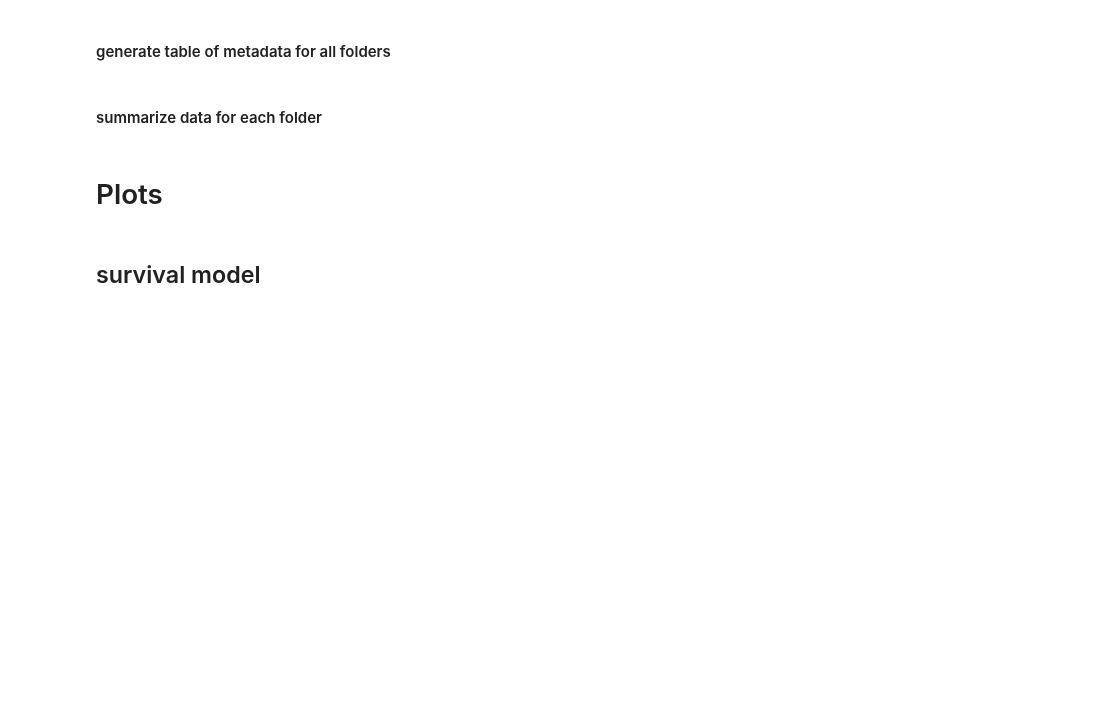
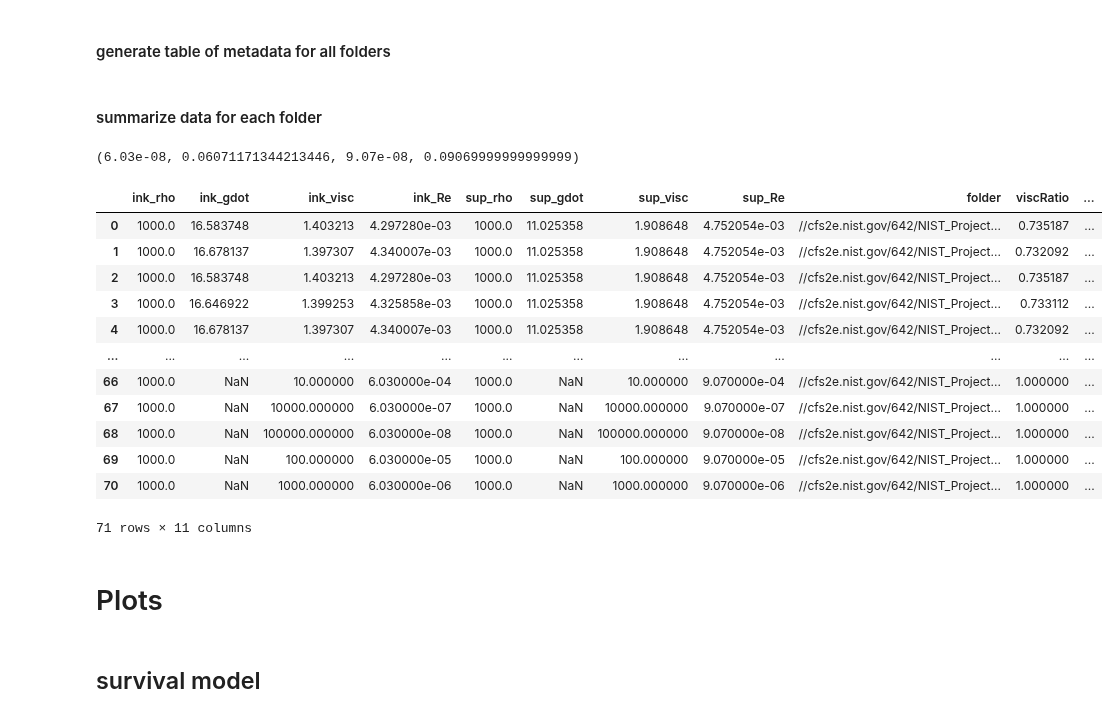
Before and after one commit to usnistgov/openfoamEmbedded3DP, a Jupyter notebook: jupyter_notebooks/interfacemetrics_conicalNozzle.ipynb, the cells around one changed output. Drawn from its saved outputs; the diff is of its cells as text; code cells hidden in the pictures; blank space fills up the shorter version.

```diff
--- a/jupyter_notebooks/interfacemetrics_conicalNozzle.ipynb
+++ b/jupyter_notebooks/interfacemetrics_conicalNozzle.ipynb
@@ -56,6 +56,32 @@ for topfolder in TOPFOLDERS:
             files = os.listdir(os.path.join(folder, 'interfacePoints'))
             if len(dftimes)<len(files):
                 intm.sumAndSteady(folder, True)
+# %%
+import pandas as pd
+t = []
+for folder in TOPFOLDERS:
+    for f in fp.caseFolders(folder):
+        t.append(intm.viscRatio(f))
+df = pd.DataFrame(t)
+df.ink_Re.min(), df.ink_Re.max(), df.sup_Re.min(), df.sup_Re.max()
+# %% [output]
+(6.03e-08, 0.06071171344213446, 9.07e-08, 0.09069999999999999)
+# %%
+df
+# %% [output]
+|  | ink_rho | ink_gdot | ink_visc | ink_Re | sup_rho | sup_gdot | sup_visc | sup_Re | folder | viscRatio | ... |
+| 0 | 1000.0 | 16.583748 | 1.403213 | 4.297280e-03 | 1000.0 | 11.025358 | 1.908648 | 4.752054e-03 | //cfs2e.nist.gov/642/NIST_Project... | 0.735187 | ... |
+| 1 | 1000.0 | 16.678137 | 1.397307 | 4.340007e-03 | 1000.0 | 11.025358 | 1.908648 | 4.752054e-03 | //cfs2e.nist.gov/642/NIST_Project... | 0.732092 | ... |
+| 2 | 1000.0 | 16.583748 | 1.403213 | 4.297280e-03 | 1000.0 | 11.025358 | 1.908648 | 4.752054e-03 | //cfs2e.nist.gov/642/NIST_Project... | 0.735187 | ... |
+| 3 | 1000.0 | 16.646922 | 1.399253 | 4.325858e-03 | 1000.0 | 11.025358 | 1.908648 | 4.752054e-03 | //cfs2e.nist.gov/642/NIST_Project... | 0.733112 | ... |
+| 4 | 1000.0 | 16.678137 | 1.397307 | 4.340007e-03 | 1000.0 | 11.025358 | 1.908648 | 4.752054e-03 | //cfs2e.nist.gov/642/NIST_Project... | 0.732092 | ... |
+| ... | ... | ... | ... | ... | ... | ... | ... | ... | ... | ... | ... |
+| 66 | 1000.0 | NaN | 10.000000 | 6.030000e-04 | 1000.0 | NaN | 10.000000 | 9.070000e-04 | //cfs2e.nist.gov/642/NIST_Project... | 1.000000 | ... |
+| 67 | 1000.0 | NaN | 10000.000000 | 6.030000e-07 | 1000.0 | NaN | 10000.000000 | 9.070000e-07 | //cfs2e.nist.gov/642/NIST_Project... | 1.000000 | ... |
+| 68 | 1000.0 | NaN | 100000.000000 | 6.030000e-08 | 1000.0 | NaN | 100000.000000 | 9.070000e-08 | //cfs2e.nist.gov/642/NIST_Project... | 1.000000 | ... |
+| 69 | 1000.0 | NaN | 100.000000 | 6.030000e-05 | 1000.0 | NaN | 100.000000 | 9.070000e-05 | //cfs2e.nist.gov/642/NIST_Project... | 1.000000 | ... |
+| 70 | 1000.0 | NaN | 1000.000000 | 6.030000e-06 | 1000.0 | NaN | 1000.000000 | 9.070000e-06 | //cfs2e.nist.gov/642/NIST_Project... | 1.000000 | ... |
+71 rows × 11 columns
 # %% [markdown]
 # Plots
 # %% [markdown]
```
Also changed, not shown: parts of 5 cells of this notebook, 6 other files.
